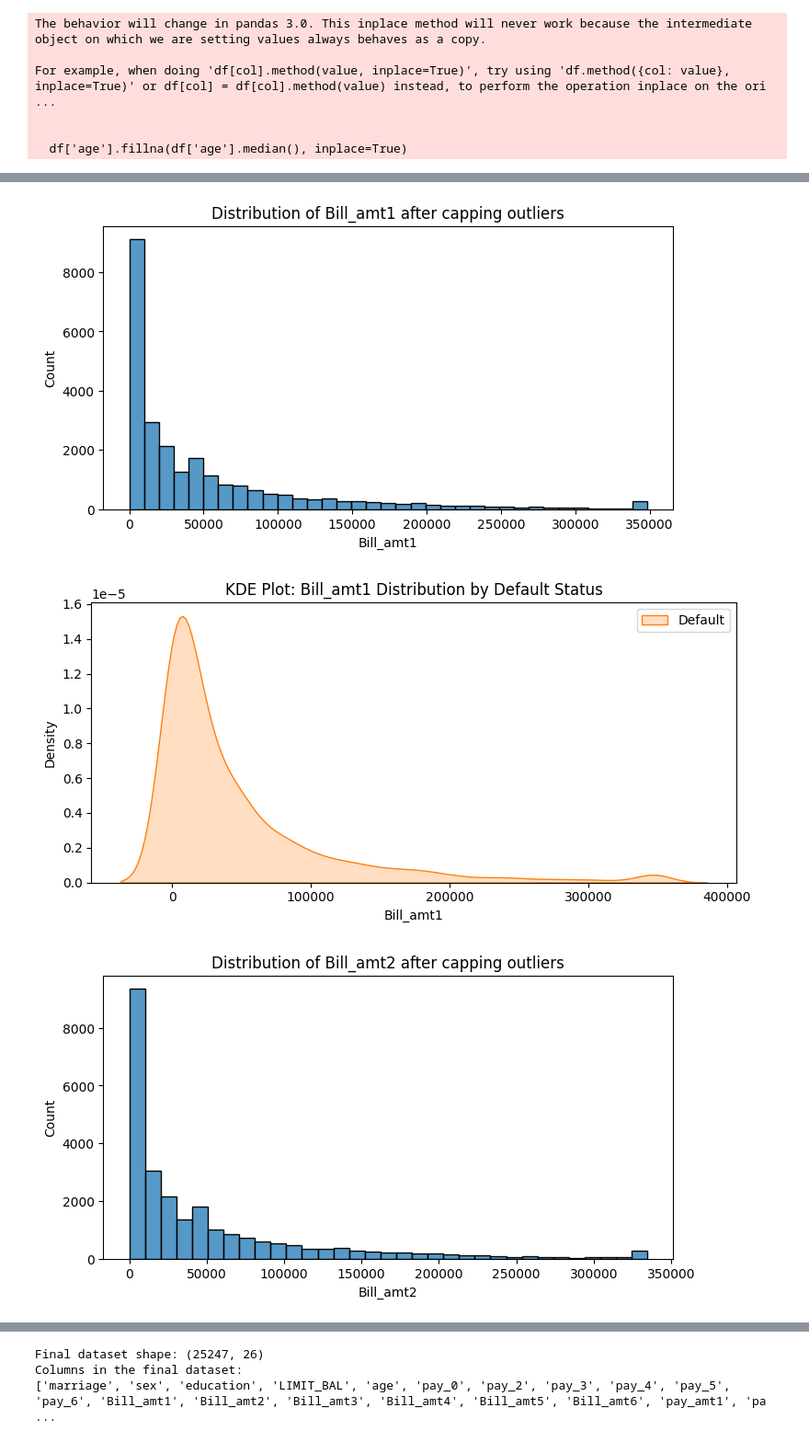
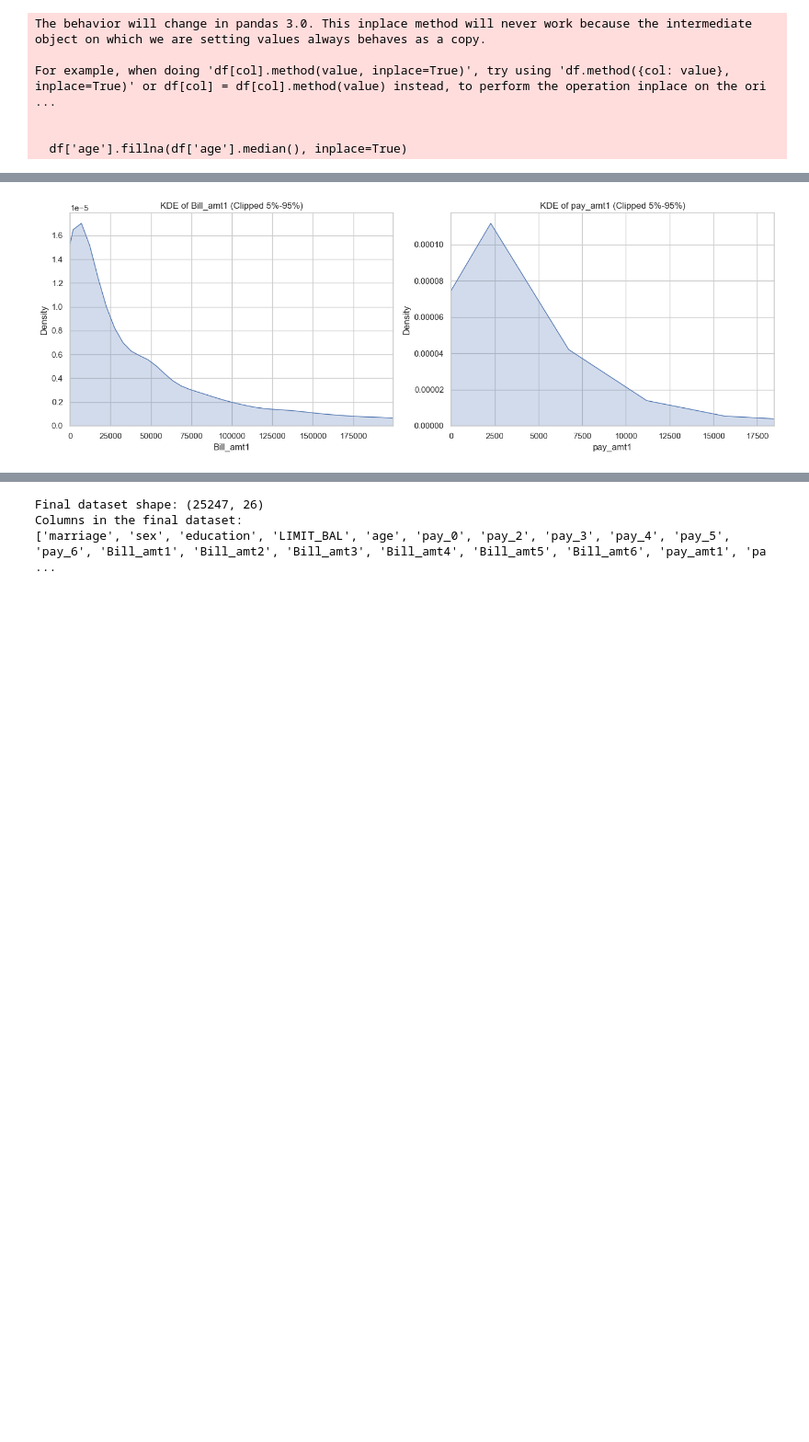
Before and after one commit to krishsingla06/Credit-Card-Default-Prediction-23114050, a Jupyter notebook: main.ipynb, the cells around one changed output, grey strips where cells are left out. Shown at 92% size. Drawn from its saved outputs; the diff is of its cells as text; code cells hidden in the pictures; blank space fills up the shorter version.

```diff
--- a/main.ipynb
+++ b/main.ipynb
@@ -382,53 +414,40 @@ plt.show()
 # %%
-
-# print("Shape after dropping outliers:", df.shape)
 
 bill_cols = [f'Bill_amt{i}' for i in range(1, 7)]
 
 for col in bill_cols:
     df[col] = df[col].clip(lower=0)
     cap = df[col].quantile(0.99)
-    df[col] = df[col].clip(lower=0, upper=cap)
-    plt.figure(figsize=(8, 4))
-    sns.histplot(df[col], binwidth=10000)
-    plt.title(f'Distribution of {col} after capping outliers')
-    plt.xlabel(col)
-    plt.ylabel("Count")
-    plt.show()
 
-# Check for negative values in bill columns after clipping
-    # print("Negative values in bill columns after clipping:")
-    # print(df[col].lt(0).sum())
-# KDE plot for Bill Amounts with default status
-    plt.figure(figsize=(8, 4))
-    sns.kdeplot(
-        data=df[df['next_month_default'] == 1],
-        x=col,
-        label='Default',
-        fill=True,
-        color="#ff7f0e"
-    )
-    plt.title(f"KDE Plot: {col} Distribution by Default Status")
-    plt.xlabel(col)
-    plt.ylabel("Density")
-    plt.legend()
-    plt.tight_layout()
-    plt.show()
-
-
-#similarly for pay amounts
 pay_cols = [f'pay_amt{i}' for i in range(1, 7)]
 for col in pay_cols:
     df[col] = df[col].clip(lower=0)
 
-    # histogram with smaller bins
-    plt.figure(figsize=(8,4))
-    sns.histplot(df[col], bins=50, kde=True)
-    plt.title(f"{col} after clipping & IQR capping")
-    plt.xlabel(col)
-    plt.ylabel("Count")
-    plt.show()
+
+import matplotlib.pyplot as plt
+import seaborn as sns
+
+#5th and 95th percentile limits for clipping just the plot
+bill_lower = df['Bill_amt1'].quantile(0.05)
+bill_upper = df['Bill_amt1'].quantile(0.95)
+
+pay_lower = df['pay_amt1'].quantile(0.05)
+pay_upper = df['pay_amt1'].quantile(0.95)
+
+# Set up subplots
+fig, axes = plt.subplots(1, 2, figsize=(14, 5))
+
+# KDE plot for Bill_amt1
+sns.kdeplot(df['Bill_amt1'], ax=axes[0], fill=True)
+axes[0].set_xlim(bill_lower, bill_upper)
+axes[0].set_title('KDE of Bill_amt1 (Clipped 5%-95%)')
+
+# KDE plot for pay_amt1
+sns.kdeplot(df['pay_amt1'], ax=axes[1], fill=True)
+axes[1].set_xlim(pay_lower, pay_upper)
+axes[1].set_title('KDE of pay_amt1 (Clipped 5%-95%)')
+
+plt.tight_layout()
+plt.show()
 # %% [output]
-[figure, old version]
+[figure, new version]
-[figure, removed]
-[figure, removed]
```
Also changed, not shown: parts of 23 cells of this notebook, 10 other files.
